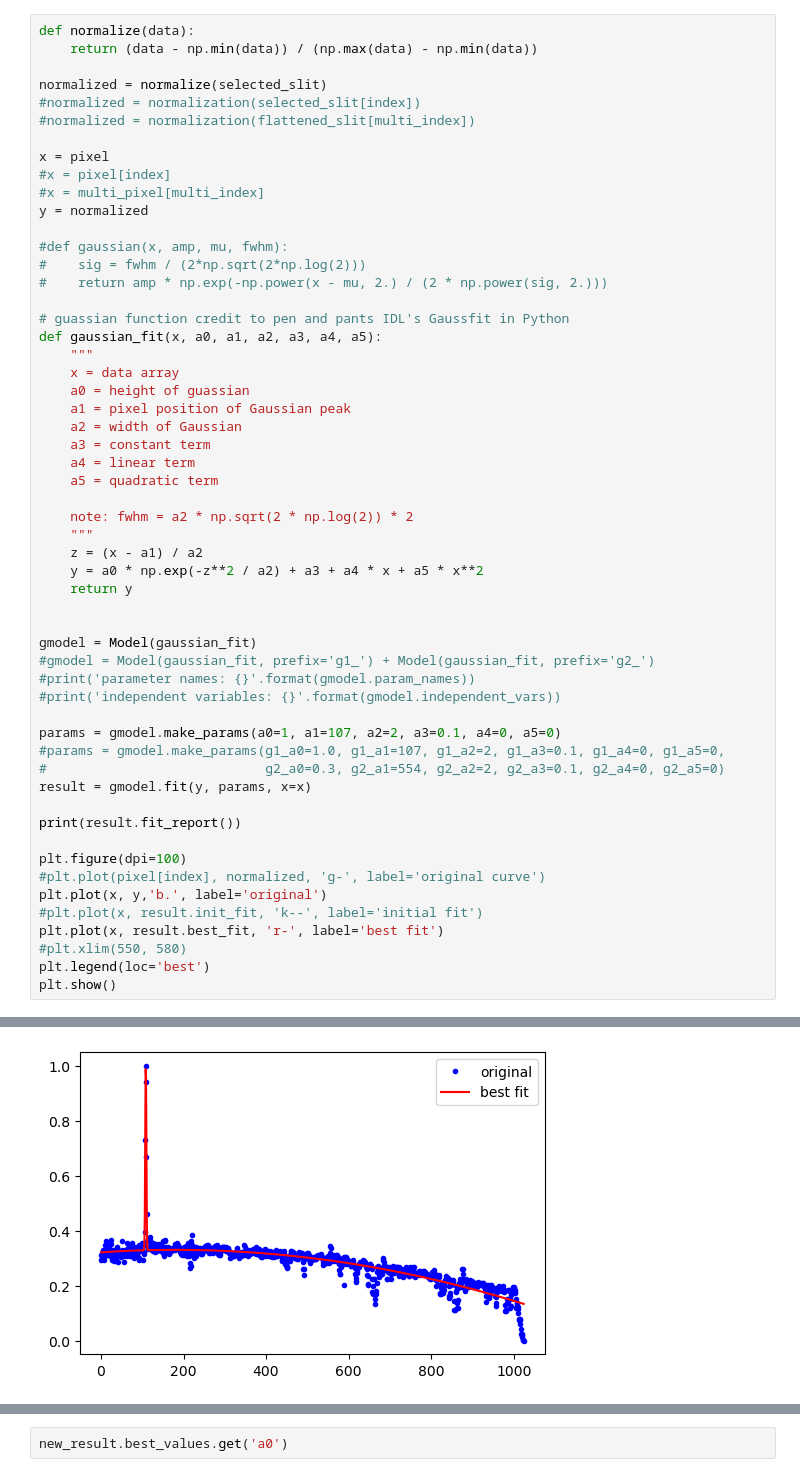
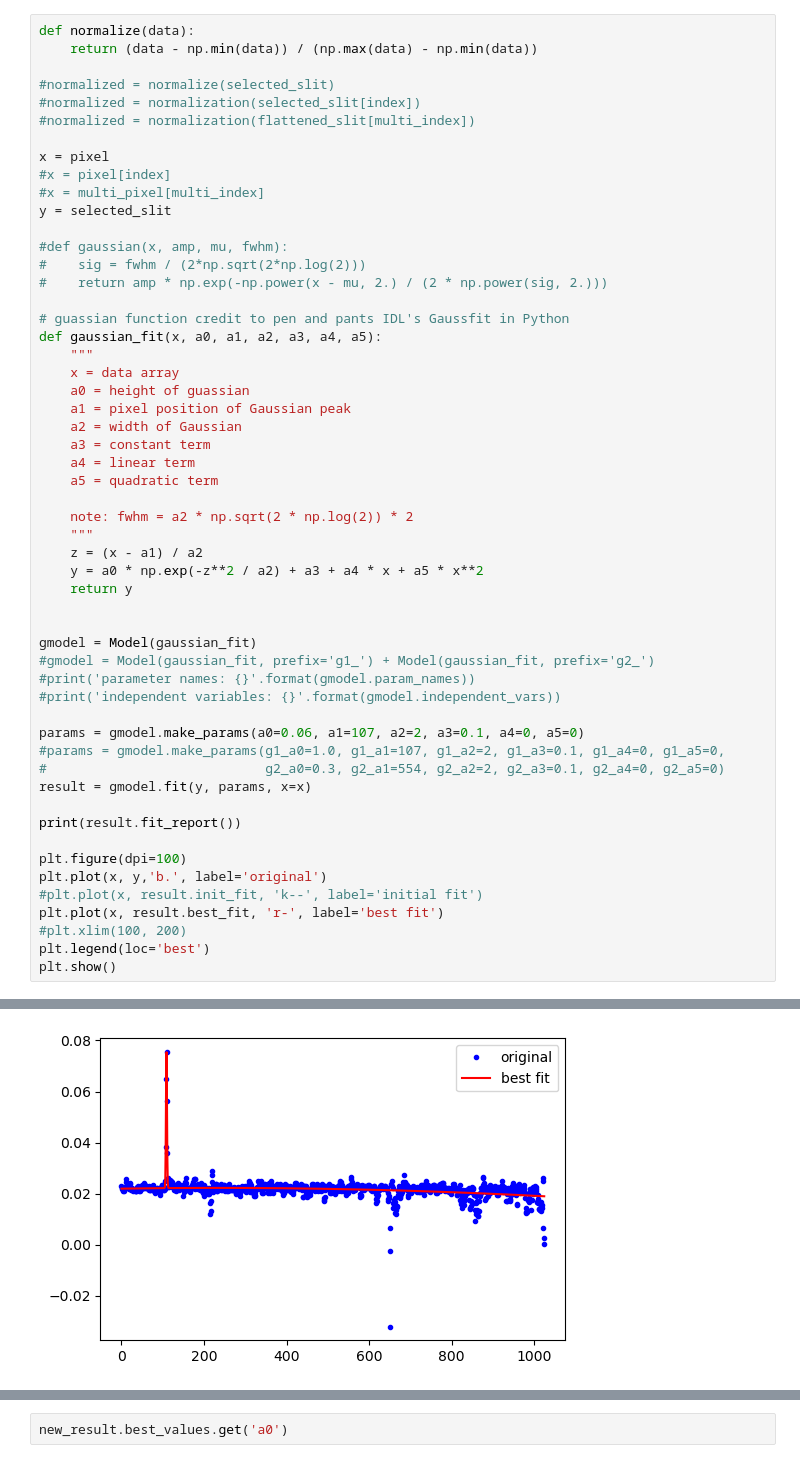
Before and after one commit to ruoyanwangdr/Dynamics-of-Jovian-Infrared-Auroral-Ionosphere-and-Thermosphere, a Jupyter notebook: h3p.ipynb, the cells around one changed output, grey strips where cells are left out. Cells and saved outputs as stored; diff of their text form.

```diff
--- a/h3p.ipynb
+++ b/h3p.ipynb
@@ -79,14 +89,14 @@ plt.colorbar(orientation='horizontal', pad=0.05)
 def normalize(data):
     return (data - np.min(data)) / (np.max(data) - np.min(data))
 
-normalized = normalize(selected_slit)
+#normalized = normalize(selected_slit)
 #normalized = normalization(selected_slit[index])
 #normalized = normalization(flattened_slit[multi_index])
 
 x = pixel
 #x = pixel[index]
 #x = multi_pixel[multi_index]
-y = normalized
+y = selected_slit
 
 #def gaussian(x, amp, mu, fwhm):
 #    sig = fwhm / (2*np.sqrt(2*np.log(2)))
@@ -115,7 +125,7 @@ gmodel = Model(gaussian_fit)
 #print('parameter names: {}'.format(gmodel.param_names))
 #print('independent variables: {}'.format(gmodel.independent_vars))
 
-params = gmodel.make_params(a0=1, a1=107, a2=2, a3=0.1, a4=0, a5=0)
+params = gmodel.make_params(a0=0.06, a1=107, a2=2, a3=0.1, a4=0, a5=0)
 #params = gmodel.make_params(g1_a0=1.0, g1_a1=107, g1_a2=2, g1_a3=0.1, g1_a4=0, g1_a5=0,
 #                            g2_a0=0.3, g2_a1=554, g2_a2=2, g2_a3=0.1, g2_a4=0, g2_a5=0)
 result = gmodel.fit(y, params, x=x)
@@ -123,11 +133,10 @@ result = gmodel.fit(y, params, x=x)
 print(result.fit_report())
 
 plt.figure(dpi=100)
-#plt.plot(pixel[index], normalized, 'g-', label='original curve')
 plt.plot(x, y,'b.', label='original')
 #plt.plot(x, result.init_fit, 'k--', label='initial fit')
 plt.plot(x, result.best_fit, 'r-', label='best fit')
-#plt.xlim(550, 580)
+#plt.xlim(100, 200)
 plt.legend(loc='best')
 plt.show()
 # %% [output]
@@ -145,7 +154,7 @@ plt.show()
 [[Variables]]
 ... (7 lines left out)
     C(a4, a5) = -0.968
     C(a3, a4) = -0.867
     C(a3, a5) =  0.746
     C(a0, a2) = -0.569
-[figure, old version]
+[figure, new version]
```
Also changed, not shown: parts of 6 cells of this notebook.
